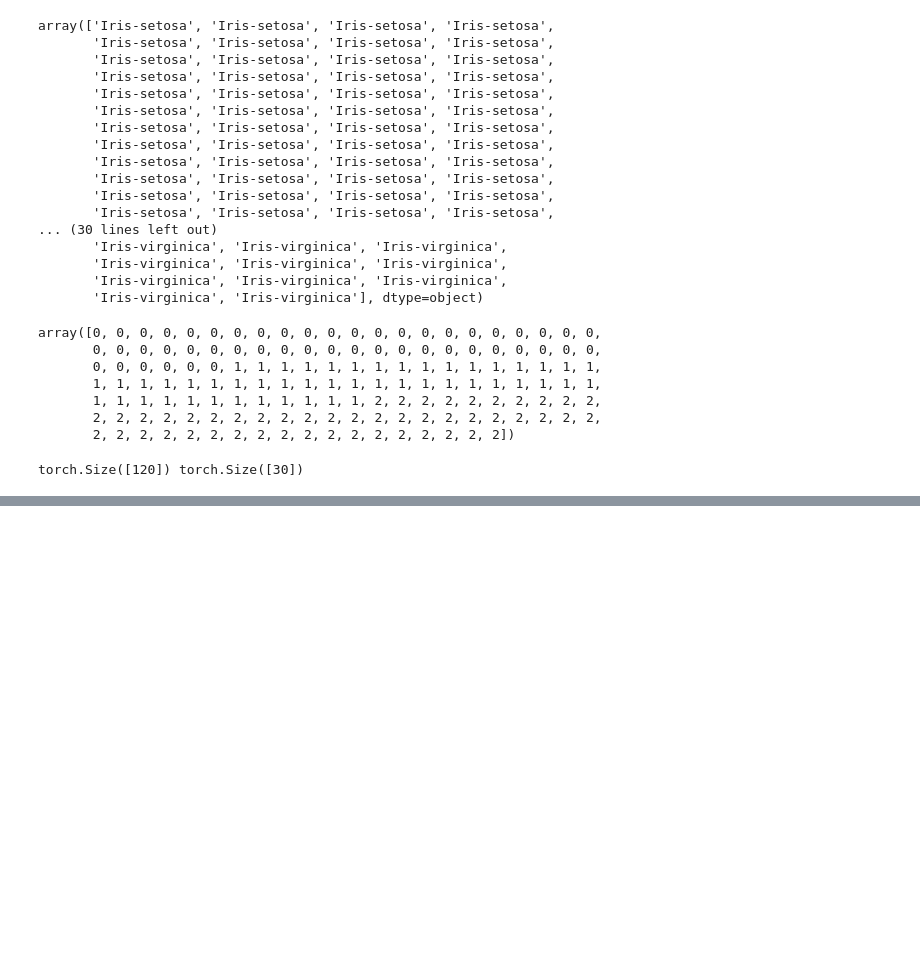
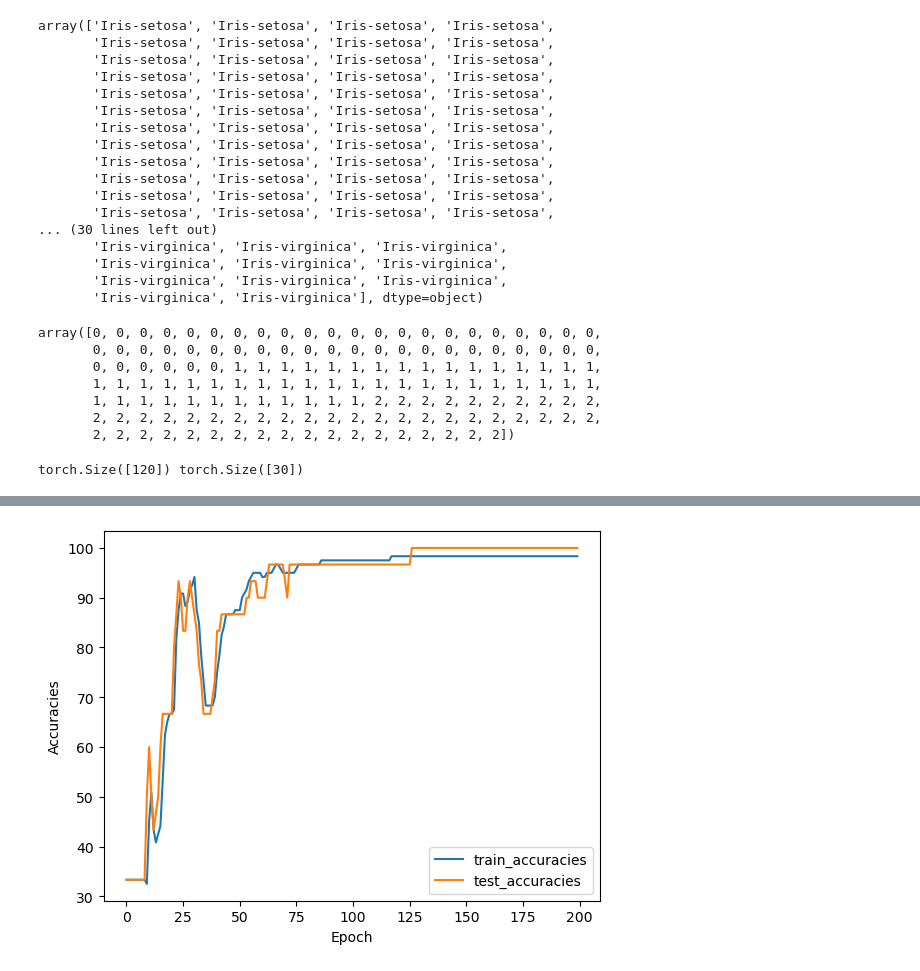
Before and after one commit to abdulkadiripek/DeepLearningBootcamp, a Jupyter notebook: DeepLearning/04- MultiClassClassification.ipynb, the cells around one changed output, grey strips where cells are left out. Cells and saved outputs as stored; diff of their text form; code cells hidden in the pictures; blank space fills up the shorter version.

```diff
--- a/DeepLearning/04- MultiClassClassification.ipynb
+++ b/DeepLearning/04- MultiClassClassification.ipynb
@@ -222,0 +216,9 @@ plt.show()
+# %%
+plt.plot(train_accuracies, label="train_accuracies")
+plt.plot(test_accuracies, label="test_accuracies")
+plt.xlabel("Epoch")
+plt.ylabel("Accuracies")
+plt.legend()
+plt.show()
+# %% [output]
+[figure, added]
```
Also changed, not shown: parts of 12 cells of this notebook.
